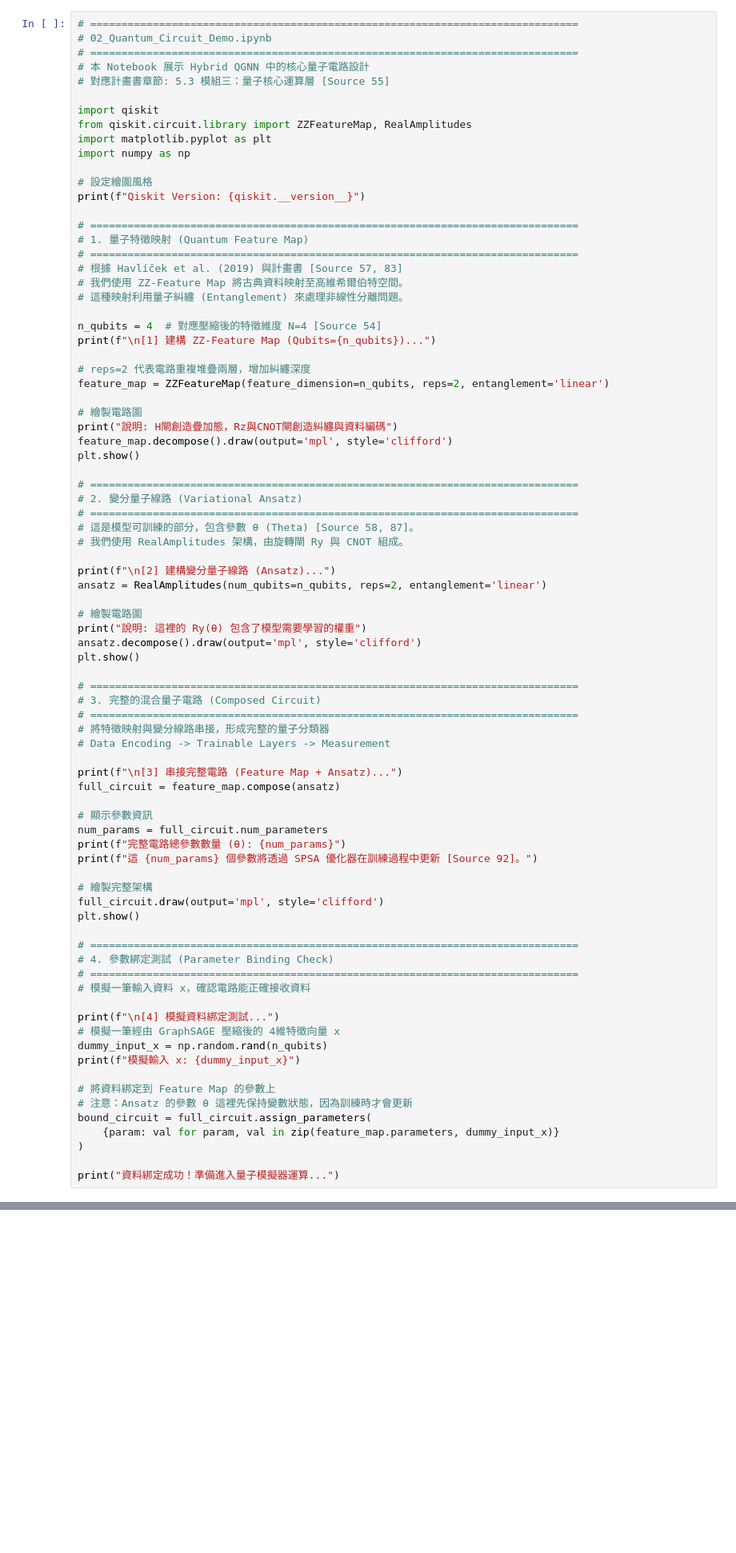
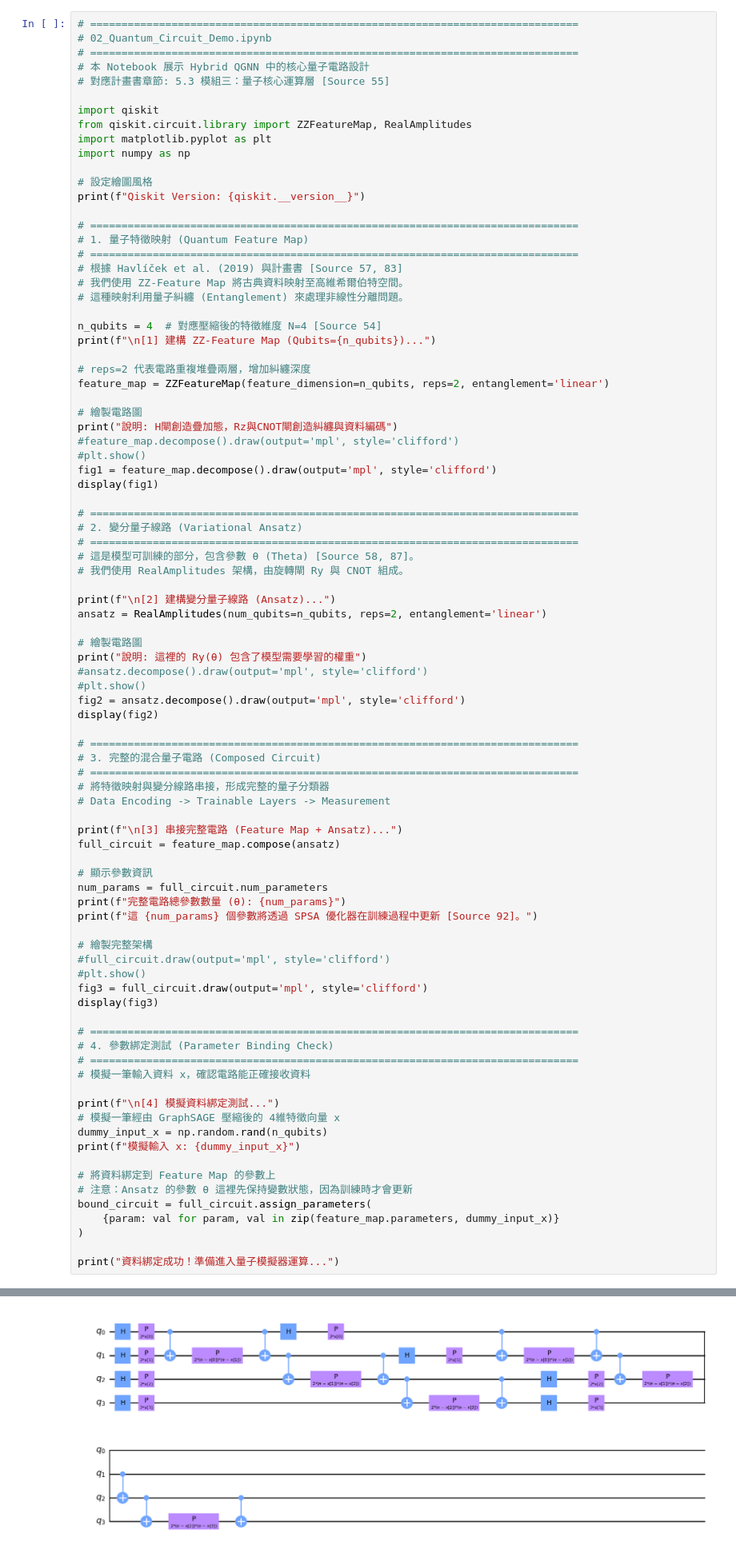
Before and after one commit to solarism/Quantum-Graph-AML-Detection, a Jupyter notebook: notebooks/02_Quantum_Circuit_Demo.ipynb, the cells around one changed output, grey strips where cells are left out. Shown at 80% size. Drawn from its saved outputs; the diff is of its cells as text; blank space fills up the shorter version.

```diff
--- a/notebooks/02_Quantum_Circuit_Demo.ipynb
+++ b/notebooks/02_Quantum_Circuit_Demo.ipynb
@@ -28,8 +36,10 @@ feature_map = ZZFeatureMap(feature_dimension=n_qubits, reps=2, entanglement='lin
 
 # 繪製電路圖
 print("說明: H閘創造疊加態，Rz與CNOT閘創造糾纏與資料編碼")
-feature_map.decompose().draw(output='mpl', style='clifford')
-plt.show()
+#feature_map.decompose().draw(output='mpl', style='clifford')
+#plt.show()
+fig1 = feature_map.decompose().draw(output='mpl', style='clifford')
+display(fig1)
 
 # ==============================================================================
 # 2. 變分量子線路 (Variational Ansatz)
@@ -42,8 +52,10 @@ ansatz = RealAmplitudes(num_qubits=n_qubits, reps=2, entanglement='linear')
 
 # 繪製電路圖
 print("說明: 這裡的 Ry(θ) 包含了模型需要學習的權重")
-ansatz.decompose().draw(output='mpl', style='clifford')
-plt.show()
+#ansatz.decompose().draw(output='mpl', style='clifford')
+#plt.show()
+fig2 = ansatz.decompose().draw(output='mpl', style='clifford')
+display(fig2)
 
 # ==============================================================================
 # 3. 完整的混合量子電路 (Composed Circuit)
@@ -60,8 +72,10 @@ print(f"完整電路總參數數量 (θ): {num_params}")
 print(f"這 {num_params} 個參數將透過 SPSA 優化器在訓練過程中更新 [Source 92]。")
 
 # 繪製完整架構
-full_circuit.draw(output='mpl', style='clifford')
-plt.show()
+#full_circuit.draw(output='mpl', style='clifford')
+#plt.show()
+fig3 = full_circuit.draw(output='mpl', style='clifford')
+display(fig3)
 
 # ==============================================================================
 # 4. 參數綁定測試 (Parameter Binding Check)
@@ -84,0 +102 @@ Error:
+[figure, added]
```
Also changed, not shown: parts of 2 cells of this notebook, 2 other files.
